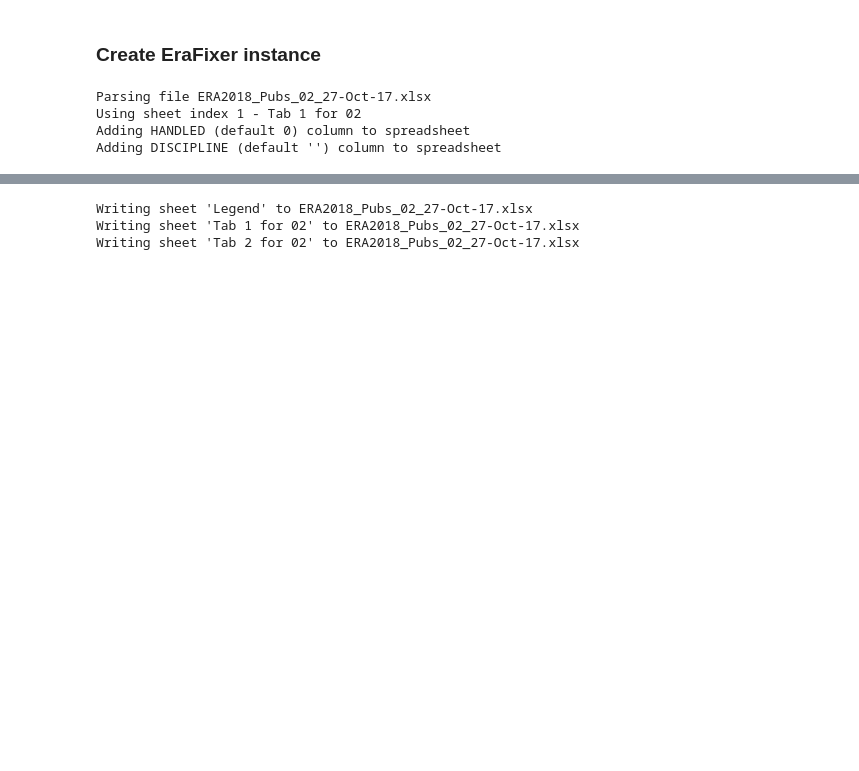
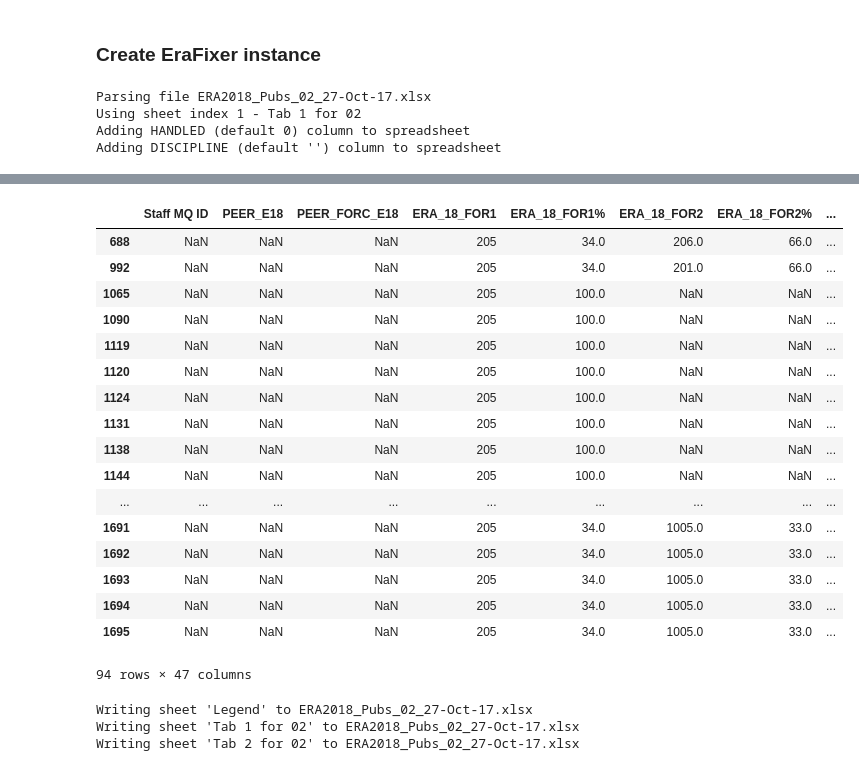
Before and after one commit to OZAstroComputingResources/ERAFixer, a Jupyter notebook: ERAFixer Examples.ipynb, the cells around one changed output, grey strips where cells are left out. Drawn from its saved outputs; the diff is of its cells as text; code cells hidden in the pictures; blank space fills up the shorter version.

Commit message:
Adding journal match

```diff
--- a/ERAFixer Examples.ipynb
+++ b/ERAFixer Examples.ipynb
@@ -25,6 +22,6 @@ Using sheet index 1 - Tab 1 for 02
 Adding HANDLED (default 0) column to spreadsheet
 Adding DISCIPLINE (default '') column to spreadsheet
 # %%
-erafixer.set_author_discipline('steel', 'quantum')
-erafixer.set_author_discipline('gee', 'astro')
+erafixer.set_author_discipline('Zvyagin', 'biophotonics')
+erafixer.set_author_discipline('Schwab', 'astro')
 # %% [output]
@@ -34,0 +32,5 @@ Found 1 matches for 'gee' with empty discipline
+# %%
+erafixer.set_journal_discipline('astrophysical', 'astro')
+erafixer.set_journal_discipline('geophysical', 'geo')
+erafixer.set_journal_discipline('geophysics', 'geo')
+erafixer.set_journal_discipline('optics express', 'photonics')
@@ -35,3 +46,24 @@ Found 1 matches for 'gee' with empty discipline
+# %%
+erafixer.df.query('DISCIPLINE == "photonics"')
+# %% [output]
+|  | Staff MQ ID | PEER_E18 | PEER_FORC_E18 | ERA_18_FOR1 | ERA_18_FOR1% | ERA_18_FOR2 | ERA_18_FOR2% | ... |
+| 688 | NaN | NaN | NaN | 205 | 34.0 | 206.0 | 66.0 | ... |
+| 992 | NaN | NaN | NaN | 205 | 34.0 | 201.0 | 66.0 | ... |
+| 1065 | NaN | NaN | NaN | 205 | 100.0 | NaN | NaN | ... |
+| 1090 | NaN | NaN | NaN | 205 | 100.0 | NaN | NaN | ... |
+| 1119 | NaN | NaN | NaN | 205 | 100.0 | NaN | NaN | ... |
+| 1120 | NaN | NaN | NaN | 205 | 100.0 | NaN | NaN | ... |
+| 1124 | NaN | NaN | NaN | 205 | 100.0 | NaN | NaN | ... |
+| 1131 | NaN | NaN | NaN | 205 | 100.0 | NaN | NaN | ... |
+| 1138 | NaN | NaN | NaN | 205 | 100.0 | NaN | NaN | ... |
+| 1144 | NaN | NaN | NaN | 205 | 100.0 | NaN | NaN | ... |
+| ... | ... | ... | ... | ... | ... | ... | ... | ... |
+| 1691 | NaN | NaN | NaN | 205 | 34.0 | 1005.0 | 33.0 | ... |
+| 1692 | NaN | NaN | NaN | 205 | 34.0 | 1005.0 | 33.0 | ... |
+| 1693 | NaN | NaN | NaN | 205 | 34.0 | 1005.0 | 33.0 | ... |
+| 1694 | NaN | NaN | NaN | 205 | 34.0 | 1005.0 | 33.0 | ... |
+| 1695 | NaN | NaN | NaN | 205 | 34.0 | 1005.0 | 33.0 | ... |
+94 rows × 47 columns
 # %%
 erafixer.save()
 # %% [output]
```
Also changed, not shown: parts of 5 cells of this notebook, 1 other file.
